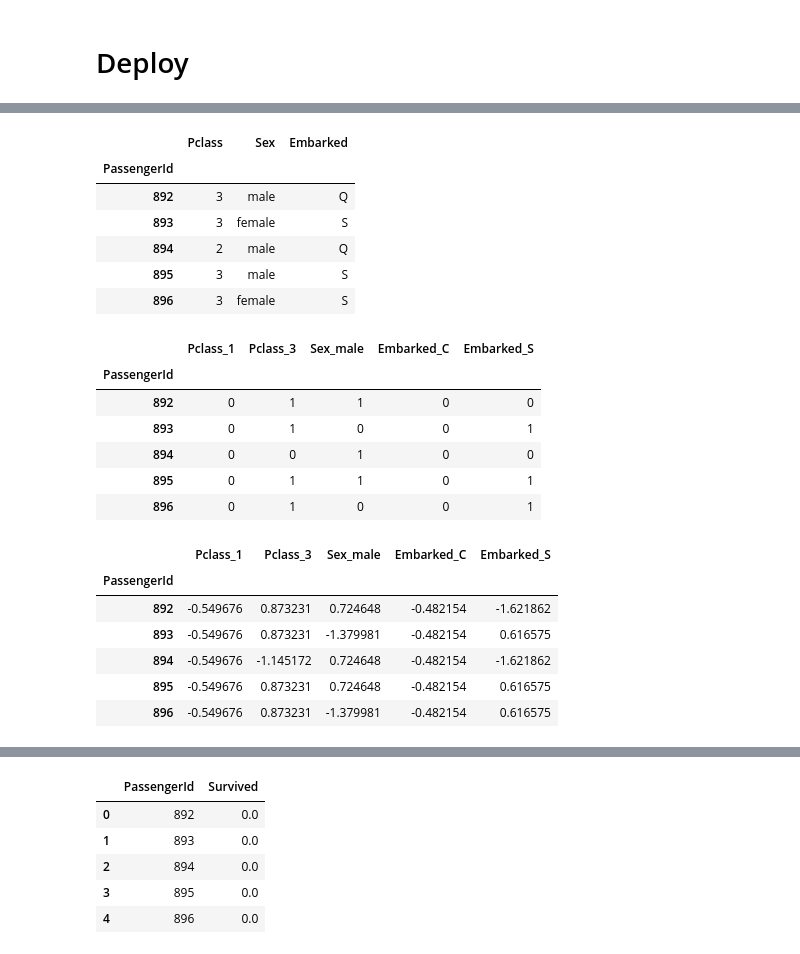
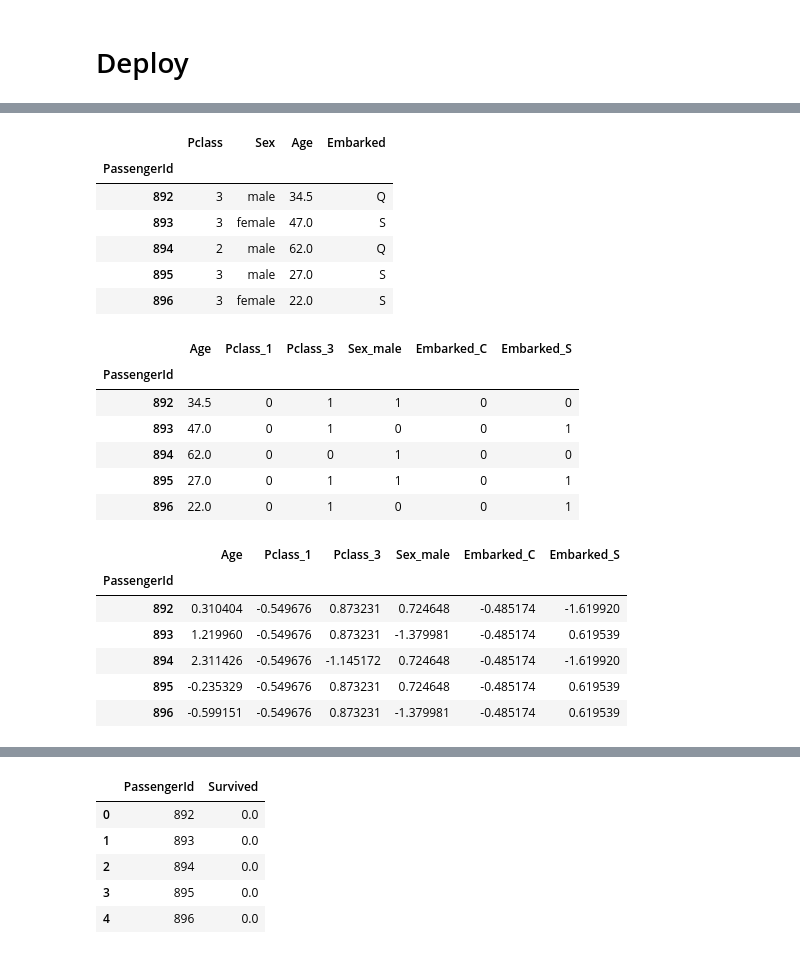
Before and after one commit to blantj/Titanic_Survival_Classification, a Jupyter notebook: v2/Modeling-Pclass&Embarked&Sex&Age.ipynb, the cells around one changed output, grey strips where cells are left out. Drawn from its saved outputs; the diff is of its cells as text; code cells hidden in the pictures.

```diff
--- a/v2/Modeling-Pclass&Embarked&Sex&Age.ipynb
+++ b/v2/Modeling-Pclass&Embarked&Sex&Age.ipynb
@@ -589,37 +564,37 @@ deploy_df.head()
 | 3 | 895 | 3 | Wirz, Mr. Albert | male | 27.0 | 0 | 0 | 315154 | 8.6625 | NaN | ... |
 | 4 | 896 | 3 | Hirvonen, Mrs. Alexander (Helga E... | female | 22.0 | 1 | 1 | 3101298 | 12.2875 | NaN | ... |
 # %%
-deploy_df.drop(columns=['Name', 'Age', 'SibSp', 'Parch', 'Ticket', 'Fare', 'Cabin'], inplace=True)
+deploy_df.drop(columns=['Name', 'SibSp', 'Parch', 'Ticket', 'Fare', 'Cabin'], inplace=True)
 deploy_df.set_index('PassengerId', inplace=True)
 deploy_df.head()
 # %% [output]
-|  | Pclass | Sex | Embarked |
-| PassengerId |  |  |  |
-| 892 | 3 | male | Q |
-| 893 | 3 | female | S |
-| 894 | 2 | male | Q |
-| 895 | 3 | male | S |
-| 896 | 3 | female | S |
+|  | Pclass | Sex | Age | Embarked |
+| PassengerId |  |  |  |  |
+| 892 | 3 | male | 34.5 | Q |
+| 893 | 3 | female | 47.0 | S |
+| 894 | 2 | male | 62.0 | Q |
+| 895 | 3 | male | 27.0 | S |
+| 896 | 3 | female | 22.0 | S |
 # %%
 deploy_df = pd.get_dummies(deploy_df, columns=['Pclass', 'Sex', 'Embarked'])
 deploy_df.drop(columns=['Pclass_2', 'Sex_female', 'Embarked_Q'], inplace=True)
 deploy_df.head()
 # %% [output]
-|  | Pclass_1 | Pclass_3 | Sex_male | Embarked_C | Embarked_S |
-| PassengerId |  |  |  |  |  |
-| 892 | 0 | 1 | 1 | 0 | 0 |
-| 893 | 0 | 1 | 0 | 0 | 1 |
-| 894 | 0 | 0 | 1 | 0 | 0 |
-| 895 | 0 | 1 | 1 | 0 | 1 |
-| 896 | 0 | 1 | 0 | 0 | 1 |
+|  | Age | Pclass_1 | Pclass_3 | Sex_male | Embarked_C | Embarked_S |
+| PassengerId |  |  |  |  |  |  |
+| 892 | 34.5 | 0 | 1 | 1 | 0 | 0 |
+| 893 | 47.0 | 0 | 1 | 0 | 0 | 1 |
+| 894 | 62.0 | 0 | 0 | 1 | 0 | 0 |
+| 895 | 27.0 | 0 | 1 | 1 | 0 | 1 |
+| 896 | 22.0 | 0 | 1 | 0 | 0 | 1 |
 # %%
 deploy_df = pd.DataFrame(ss.transform(deploy_df), columns=deploy_df.columns, index=deploy_df.index)
 deploy_df.head()
 # %% [output]
-|  | Pclass_1 | Pclass_3 | Sex_male | Embarked_C | Embarked_S |
-| PassengerId |  |  |  |  |  |
-| 892 | -0.549676 | 0.873231 | 0.724648 | -0.482154 | -1.621862 |
-| 893 | -0.549676 | 0.873231 | -1.379981 | -0.482154 | 0.616575 |
-| 894 | -0.549676 | -1.145172 | 0.724648 | -0.482154 | -1.621862 |
-| 895 | -0.549676 | 0.873231 | 0.724648 | -0.482154 | 0.616575 |
-| 896 | -0.549676 | 0.873231 | -1.379981 | -0.482154 | 0.616575 |
+|  | Age | Pclass_1 | Pclass_3 | Sex_male | Embarked_C | Embarked_S |
+| PassengerId |  |  |  |  |  |  |
+| 892 | 0.310404 | -0.549676 | 0.873231 | 0.724648 | -0.485174 | -1.619920 |
+| 893 | 1.219960 | -0.549676 | 0.873231 | -1.379981 | -0.485174 | 0.619539 |
+| 894 | 2.311426 | -0.549676 | -1.145172 | 0.724648 | -0.485174 | -1.619920 |
+| 895 | -0.235329 | -0.549676 | 0.873231 | 0.724648 | -0.485174 | 0.619539 |
+| 896 | -0.599151 | -0.549676 | 0.873231 | -1.379981 | -0.485174 | 0.619539 |
```
Also changed, not shown: parts of 10 cells of this notebook, 5 other files.
